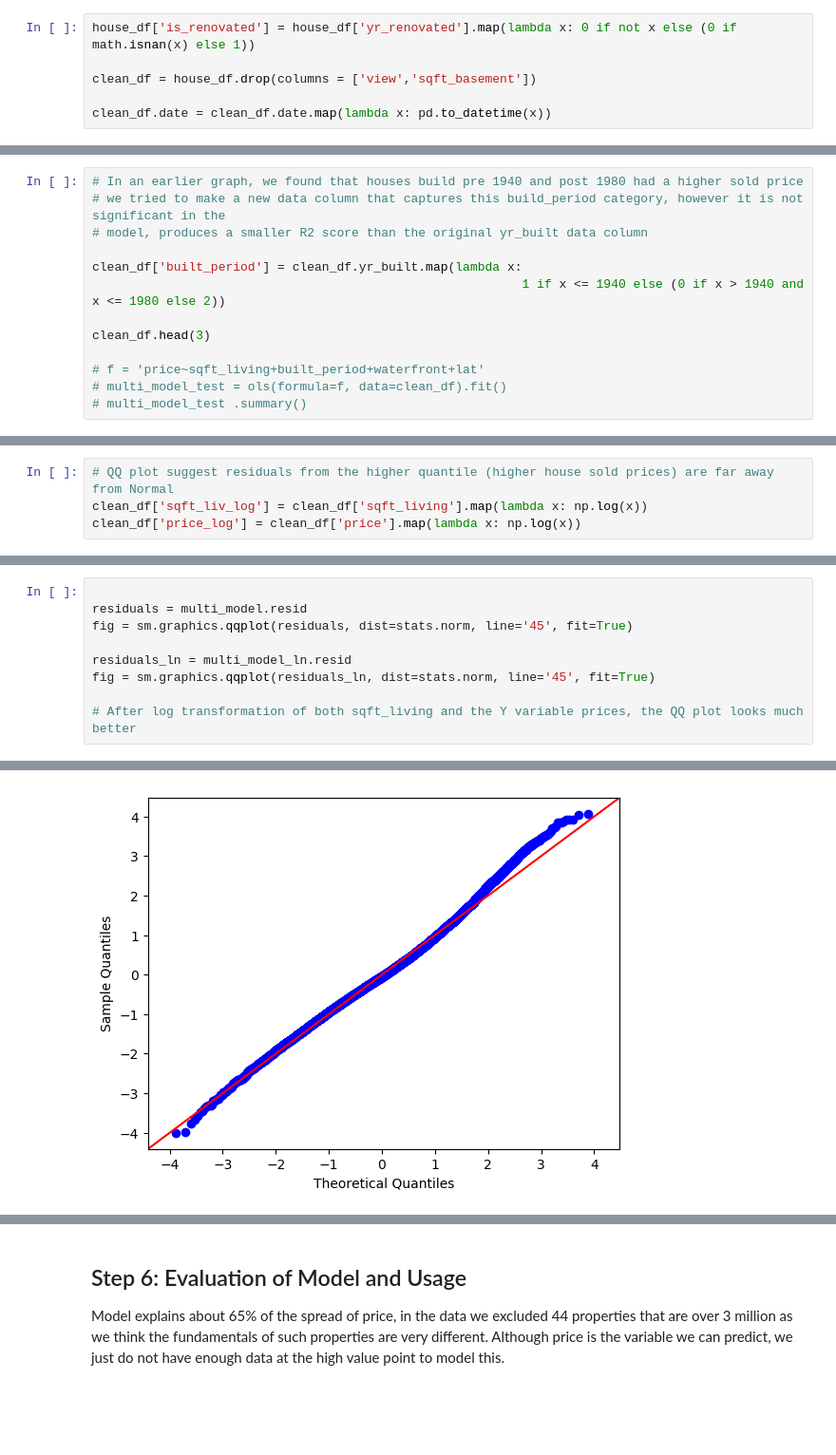
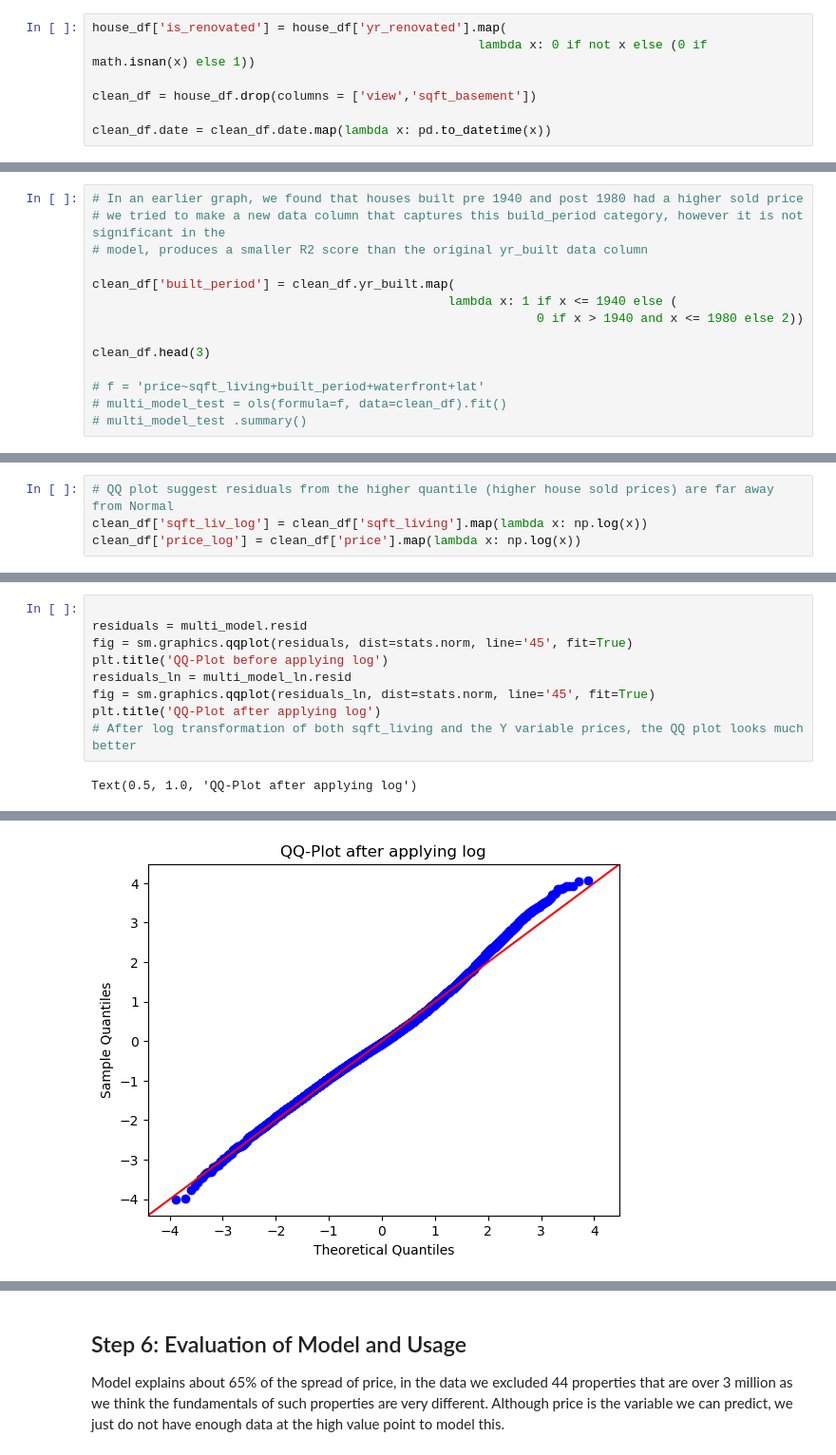
Before and after one commit to tinacliu/dsc-mod1_project, a Jupyter notebook: final project analysis.ipynb, the cells around one changed output, grey strips where cells are left out. Shown at 95% size. Saved outputs shown, nothing was run; the diff lists cells and outputs as text; blank space fills up the shorter version.

```diff
--- a/final project analysis.ipynb
+++ b/final project analysis.ipynb
@@ -384,7 +393,8 @@ d) create a new binary data series based on yr_renovated, similar to waterfront.
 
 Later on, before building the model, we will delete the rows that contain Nulls in waterfront.
 # %%
-house_df['is_renovated'] = house_df['yr_renovated'].map(lambda x: 0 if not x else (0 if math.isnan(x) else 1))
+house_df['is_renovated'] = house_df['yr_renovated'].map(
+                                                    lambda x: 0 if not x else (0 if math.isnan(x) else 1))
 
 clean_df = house_df.drop(columns = ['view','sqft_basement'])
 
@@ -1001,10 +1043,11 @@ strong multicollinearity or other numerical problems.
 # %%
-# In an earlier graph, we found that houses build pre 1940 and post 1980 had a higher sold price
+# In an earlier graph, we found that houses built pre 1940 and post 1980 had a higher sold price
 # we tried to make a new data column that captures this build_period category, however it is not significant in the
 # model, produces a smaller R2 score than the original yr_built data column
 
-clean_df['built_period'] = clean_df.yr_built.map(lambda x:
-                                                          1 if x <= 1940 else (0 if x > 1940 and x <= 1980 else 2))
+clean_df['built_period'] = clean_df.yr_built.map(
+                                                lambda x: 1 if x <= 1940 else (
+                                                            0 if x > 1940 and x <= 1980 else 2))
 
 clean_df.head(3)
 
@@ -1092,9 +1139,10 @@ strong multicollinearity or other numerical problems.
 
 residuals = multi_model.resid
 fig = sm.graphics.qqplot(residuals, dist=stats.norm, line='45', fit=True)
-
+plt.title('QQ-Plot before applying log')
 residuals_ln = multi_model_ln.resid
 fig = sm.graphics.qqplot(residuals_ln, dist=stats.norm, line='45', fit=True)
-
+plt.title('QQ-Plot after applying log')
 # After log transformation of both sqft_living and the Y variable prices, the QQ plot looks much better
 # %% [output]
+Text(0.5, 1.0, 'QQ-Plot after applying log')
@@ -1102 +1150 @@ fig = sm.graphics.qqplot(residuals_ln, dist=stats.norm, line='45', fit=True)
-[figure, old version]
+[figure, new version]
```
Also changed, not shown: parts of 44 cells of this notebook.
